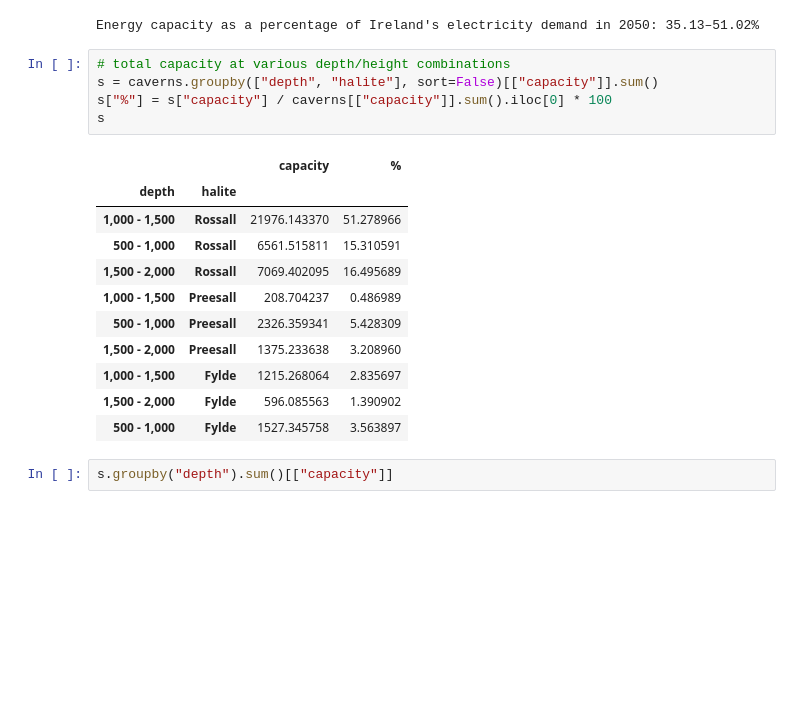
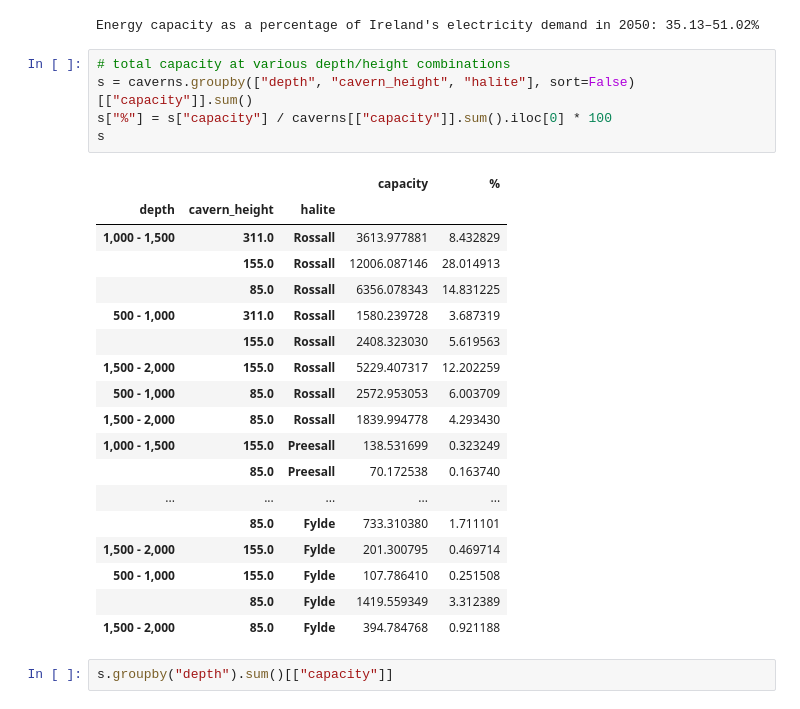
Before and after one commit to wind-to-hydrogen-toolkit/hydrogen-salt-storage, a Jupyter notebook: docs/notebooks/kish_basin_caverns_height.ipynb, the cells around one changed output. Saved outputs shown, nothing was run; the diff lists cells and outputs as text; blank space fills up the shorter version.

```diff
--- a/docs/notebooks/kish_basin_caverns_height.ipynb
+++ b/docs/notebooks/kish_basin_caverns_height.ipynb
@@ -237,21 +237,28 @@ compare.electricity_demand_ie(caverns_df=caverns)
 Energy capacity as a percentage of Ireland's electricity demand in 2050: 35.13–51.02%
 # %%
 # total capacity at various depth/height combinations
-s = caverns.groupby(["depth", "halite"], sort=False)[["capacity"]].sum()
+s = caverns.groupby(["depth", "cavern_height", "halite"], sort=False)[["capacity"]].sum()
 s["%"] = s["capacity"] / caverns[["capacity"]].sum().iloc[0] * 100
 s
 # %% [output]
-|  |  | capacity | % |
-| depth | halite |  |  |
-| 1,000 - 1,500 | Rossall | 21976.143370 | 51.278966 |
-| 500 - 1,000 | Rossall | 6561.515811 | 15.310591 |
-| 1,500 - 2,000 | Rossall | 7069.402095 | 16.495689 |
-| 1,000 - 1,500 | Preesall | 208.704237 | 0.486989 |
-| 500 - 1,000 | Preesall | 2326.359341 | 5.428309 |
-| 1,500 - 2,000 | Preesall | 1375.233638 | 3.208960 |
-| 1,000 - 1,500 | Fylde | 1215.268064 | 2.835697 |
-| 1,500 - 2,000 | Fylde | 596.085563 | 1.390902 |
-| 500 - 1,000 | Fylde | 1527.345758 | 3.563897 |
+|  |  |  | capacity | % |
+| depth | cavern_height | halite |  |  |
+| 1,000 - 1,500 | 311.0 | Rossall | 3613.977881 | 8.432829 |
+|  | 155.0 | Rossall | 12006.087146 | 28.014913 |
+|  | 85.0 | Rossall | 6356.078343 | 14.831225 |
+| 500 - 1,000 | 311.0 | Rossall | 1580.239728 | 3.687319 |
+|  | 155.0 | Rossall | 2408.323030 | 5.619563 |
+| 1,500 - 2,000 | 155.0 | Rossall | 5229.407317 | 12.202259 |
+| 500 - 1,000 | 85.0 | Rossall | 2572.953053 | 6.003709 |
+| 1,500 - 2,000 | 85.0 | Rossall | 1839.994778 | 4.293430 |
+| 1,000 - 1,500 | 155.0 | Preesall | 138.531699 | 0.323249 |
+|  | 85.0 | Preesall | 70.172538 | 0.163740 |
+| ... | ... | ... | ... | ... |
+|  | 85.0 | Fylde | 733.310380 | 1.711101 |
+| 1,500 - 2,000 | 155.0 | Fylde | 201.300795 | 0.469714 |
+| 500 - 1,000 | 155.0 | Fylde | 107.786410 | 0.251508 |
+|  | 85.0 | Fylde | 1419.559349 | 3.312389 |
+| 1,500 - 2,000 | 85.0 | Fylde | 394.784768 | 0.921188 |
 # %%
 s.groupby("depth").sum()[["capacity"]]
 # %% [output]
```
Also changed, not shown: parts of 4 cells of this notebook.
